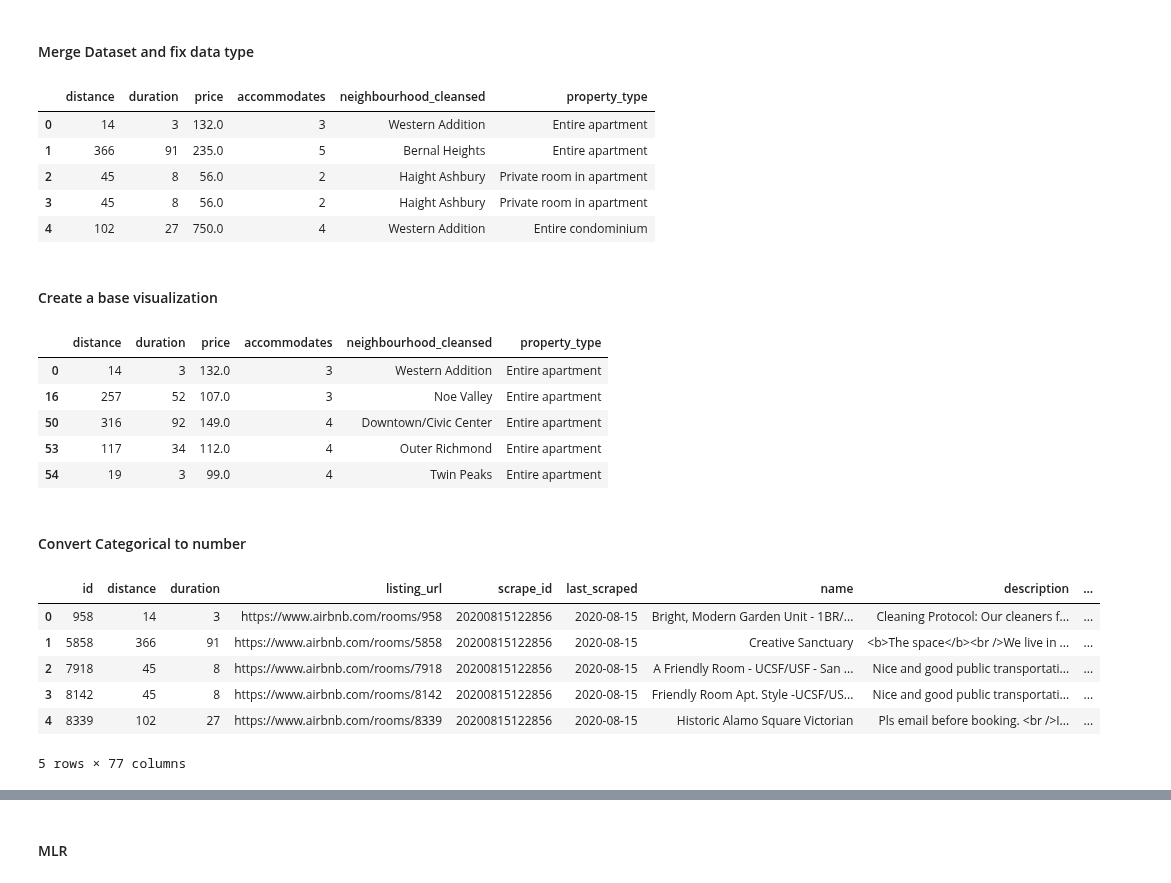
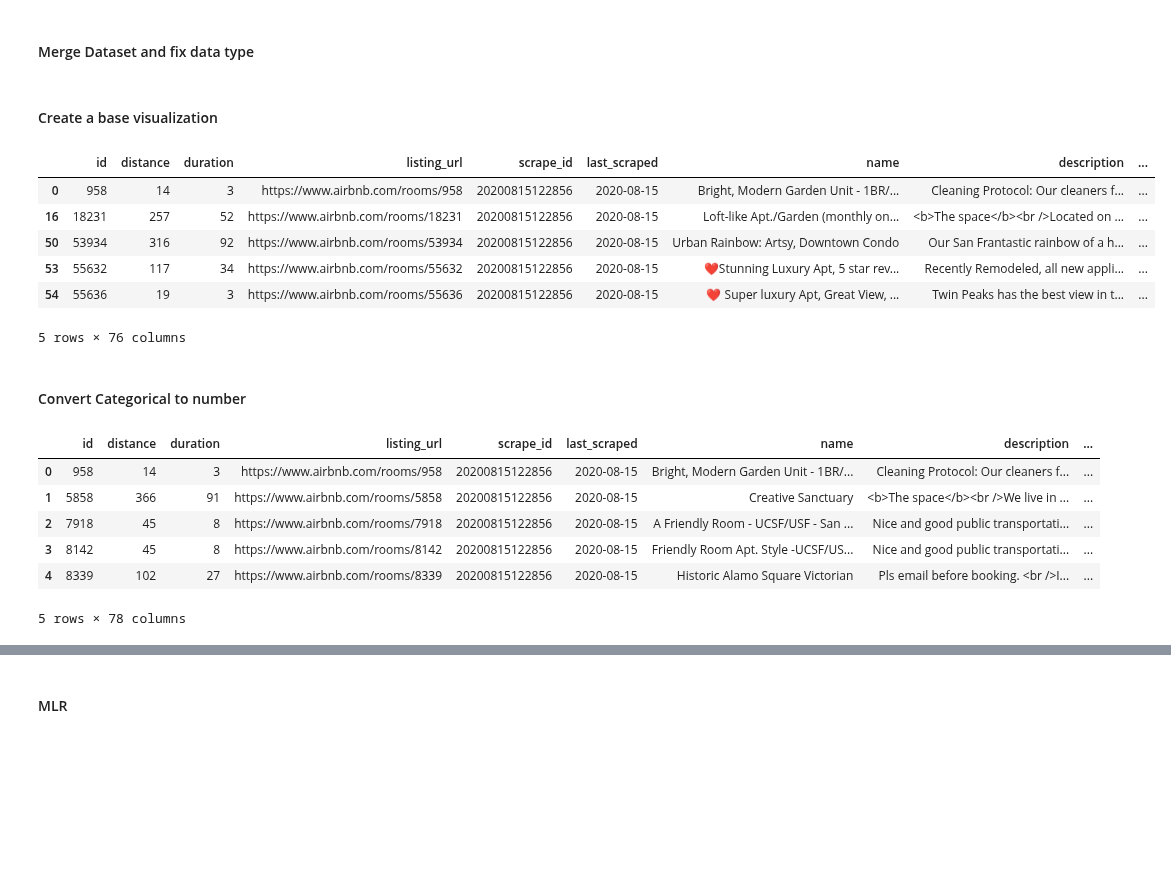
Before and after one commit to LingxingG/Data-Mining-Project, a Jupyter notebook: analysis/transit_relationship/transit_rental_regression.ipynb, the cells around one changed output, grey strips where cells are left out. Drawn from its saved outputs; the diff is of its cells as text; code cells hidden in the pictures; blank space fills up the shorter version.

```diff
--- a/analysis/transit_relationship/transit_rental_regression.ipynb
+++ b/analysis/transit_relationship/transit_rental_regression.ipynb
@@ -27,38 +32,33 @@ df = pd.merge(df_transit, df_listing, on="id")
 df["price"] = df.price.str.replace('$','')
 df["price"].replace(',','', regex=True, inplace=True)
 df["price"] = df["price"].astype(float)
-
-df_filtered = df[["distance", "duration", "price", "accommodates", "neighbourhood_cleansed", "property_type"]]
-df_filtered.head()
-# %% [output]
-|  | distance | duration | price | accommodates | neighbourhood_cleansed | property_type |
-| 0 | 14 | 3 | 132.0 | 3 | Western Addition | Entire apartment |
-| 1 | 366 | 91 | 235.0 | 5 | Bernal Heights | Entire apartment |
-| 2 | 45 | 8 | 56.0 | 2 | Haight Ashbury | Private room in apartment |
-| 3 | 45 | 8 | 56.0 | 2 | Haight Ashbury | Private room in apartment |
-| 4 | 102 | 27 | 750.0 | 4 | Western Addition | Entire condominium |
 # %% [markdown]
 #### Create a base visualization
 # %%
-plotdata = df_filtered[(df["property_type"] == "Entire apartment")&(df["distance"] < 2000)&(df["price"]<150)]
-plotdata = plotdata[(plotdata["accommodates"] > 2)]
-plotdata.head()
+df_filtered = df_filtered[(df["property_type"] == "Entire apartment")&(df["distance"] < 2000)&(df["price"]<150)]
+df_filtered = df_filtered[(df_filtered["accommodates"] > 2)]
+df_filtered.head()
 
 # for x in plotdata["neighbourhood_cleansed"].unique():
 #     temp = plotdata[plotdata["neighbourhood_cleansed"] == x]
 #     sns.relplot(data=temp, x="price", y="distance")
 # %% [output]
-|  | distance | duration | price | accommodates | neighbourhood_cleansed | property_type |
-| 0 | 14 | 3 | 132.0 | 3 | Western Addition | Entire apartment |
-| 16 | 257 | 52 | 107.0 | 3 | Noe Valley | Entire apartment |
-| 50 | 316 | 92 | 149.0 | 4 | Downtown/Civic Center | Entire apartment |
-| 53 | 117 | 34 | 112.0 | 4 | Outer Richmond | Entire apartment |
-| 54 | 19 | 3 | 99.0 | 4 | Twin Peaks | Entire apartment |
+|  | id | distance | duration | listing_url | scrape_id | last_scraped | name | description | ... |
+| 0 | 958 | 14 | 3 | https://www.airbnb.com/rooms/958 | 20200815122856 | 2020-08-15 | Bright, Modern Garden Unit - 1BR/... | Cleaning Protocol: Our cleaners f... | ... |
+| 16 | 18231 | 257 | 52 | https://www.airbnb.com/rooms/18231 | 20200815122856 | 2020-08-15 | Loft-like Apt./Garden (monthly on... | <b>The space</b><br />Located on ... | ... |
+| 50 | 53934 | 316 | 92 | https://www.airbnb.com/rooms/53934 | 20200815122856 | 2020-08-15 | Urban Rainbow: Artsy, Downtown Condo | Our San Frantastic rainbow of a h... | ... |
+| 53 | 55632 | 117 | 34 | https://www.airbnb.com/rooms/55632 | 20200815122856 | 2020-08-15 | ❤️Stunning Luxury Apt, 5 star rev... | Recently Remodeled, all new appli... | ... |
+| 54 | 55636 | 19 | 3 | https://www.airbnb.com/rooms/55636 | 20200815122856 | 2020-08-15 | ❤️ Super luxury Apt, Great View, ... | Twin Peaks has the best view in t... | ... |
+5 rows × 76 columns
 # %% [markdown]
 #### Convert Categorical to number
 # %%
 df["neighbourhood_cleansed"] = df["neighbourhood_cleansed"].astype('category')
 df["neighbourhood_cat"] = df["neighbourhood_cleansed"].cat.codes
+
+df["property_type"] = df["property_type"].astype('category')
+df["property_type_cat"] = df["property_type"].cat.codes
+
 df.head()
 # %% [output]
 |  | id | distance | duration | listing_url | scrape_id | last_scraped | name | description | ... |
@@ -67,4 +67,4 @@ df.head()
 | 2 | 7918 | 45 | 8 | https://www.airbnb.com/rooms/7918 | 20200815122856 | 2020-08-15 | A Friendly Room - UCSF/USF - San ... | Nice and good public transportati... | ... |
 | 3 | 8142 | 45 | 8 | https://www.airbnb.com/rooms/8142 | 20200815122856 | 2020-08-15 | Friendly Room Apt. Style -UCSF/US... | Nice and good public transportati... | ... |
 | 4 | 8339 | 102 | 27 | https://www.airbnb.com/rooms/8339 | 20200815122856 | 2020-08-15 | Historic Alamo Square Victorian | Pls email before booking. <br />I... | ... |
-5 rows × 77 columns
+5 rows × 78 columns
```
Also changed, not shown: parts of 14 cells of this notebook, 1 other file.
